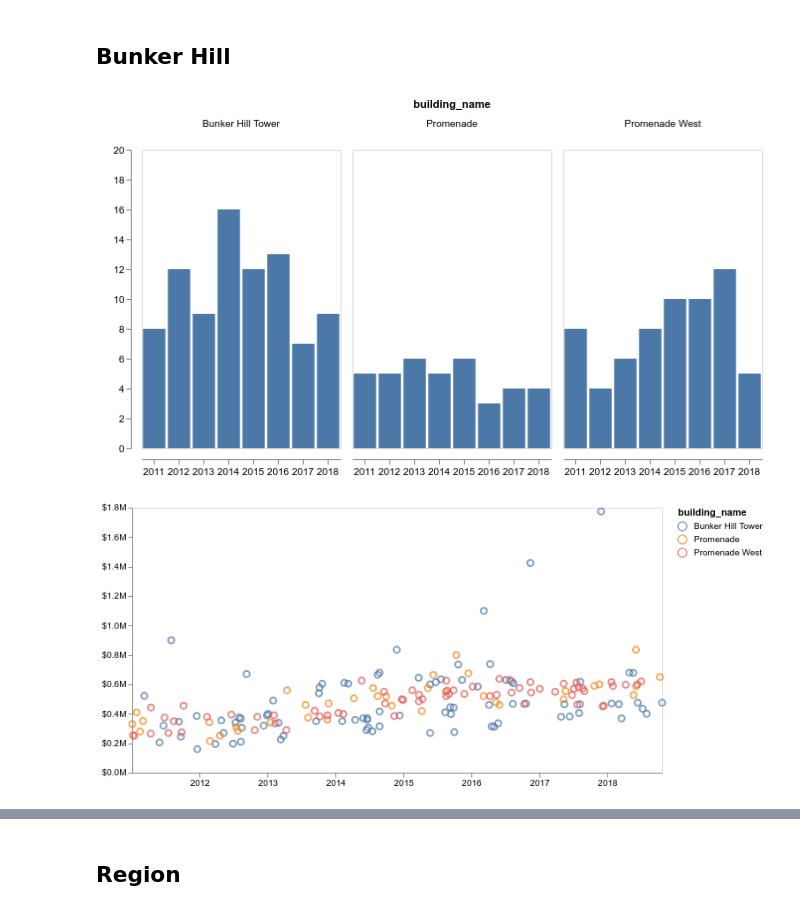
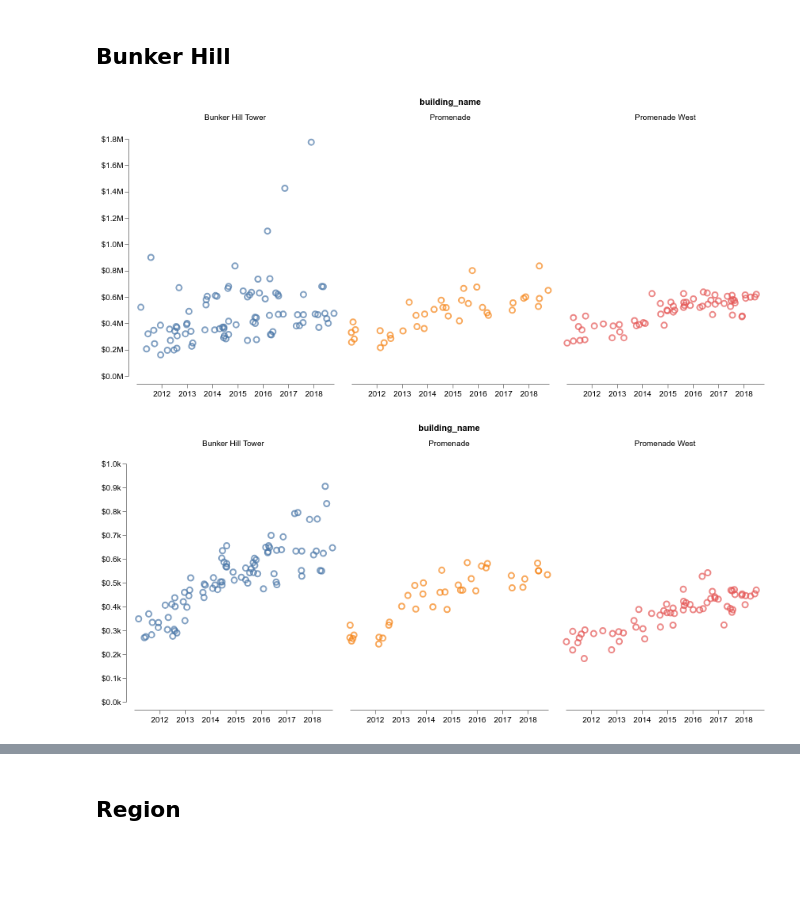
Before and after one commit to palewire/promenade-west-sales-report, a Jupyter notebook: analyze.ipynb, the cells around one changed output, grey strips where cells are left out. Saved outputs shown, nothing was run; the diff lists cells and outputs as text; code cells hidden in the pictures; blank space fills up the shorter version.

```diff
--- a/analyze.ipynb
+++ b/analyze.ipynb
@@ -7,3 +8,5 @@ from datetime import datetime, timedelta
 alt.data_transformers.enable('json')
 # %% [output]
 DataTransformerRegistry.enable('json')
+# %%
+SAVE_CHARTS = False
@@ -348,35 +318,46 @@ json.dump(year_over_year_comparison(bunker_hill), open("./_data/bunkerhill.json"
 # %%
-chart = alt.Chart(bunker_hill).mark_bar().encode(
-    x=alt.X("date:O", timeUnit="year", axis=alt.Axis(labelAngle=0, title="")),
-    y=alt.Y("count()", scale=alt.Scale(domain=(0, 20)), axis=alt.Axis(title="", grid=False)),
-    column="building_name:N"
-).properties(width=200)
+chart = alt.Chart(bunker_hill).mark_point(size=50).encode(
+    x=alt.X(
+        "date:T",
+        axis=alt.Axis(title="", format="%Y", tickCount=7, grid=False),
+    ),
+    y=alt.Y(
+        "price:Q",
+        axis=alt.Axis(title="", format="$s", grid=False),
+    ),
+    color=alt.Color("building_name:N", legend=None),
+    column="building_name",
+    tooltip=["building_name", "unit", "price", "square_feet", "price_per_square_foot"]
+).properties(width=250).configure_view(
+    strokeOpacity=0
+)
 
-# chart.configure_view(
-#     strokeOpacity=0
-# ).save('assets/sales-by-year.svg')
+if SAVE_CHARTS:
+    chart.save('assets/price-by-date.svg')
 
 chart
 # %% [output]
-[figure, old version]
+[figure, new version]
 # %%
 chart = alt.Chart(bunker_hill).mark_point(size=50).encode(
     x=alt.X(
         "date:T",
-        axis=alt.Axis(title="", format="%Y", tickCount=7, grid=False),
+        axis=alt.Axis(title="", format="%Y", grid=False),
     ),
     y=alt.Y(
-        "price:Q",
-        axis=alt.Axis(title="", format="$s", grid=False),
+        "price_per_square_foot:Q",
+        axis=alt.Axis(title="", format="$s", grid=False)
     ),
-    color="building_name",
+    color=alt.Color("building_name:N", legend=None),
+    column="building_name",
     tooltip=["building_name", "unit", "price", "square_feet", "price_per_square_foot"]
-).properties(width=600)
+).properties(width=250).configure_view(
+    strokeOpacity=0
+)
 
-# chart.configure_view(
-#     strokeOpacity=0
-# ).save('assets/price-by-date.svg')
+if SAVE_CHARTS:
+    chart.save('assets/price-per-sqft-by-date.svg')
 
 chart
 # %% [output]
-[figure, old version]
+[figure, new version]
```
Also changed, not shown: parts of 57 cells of this notebook, 1 other file.
